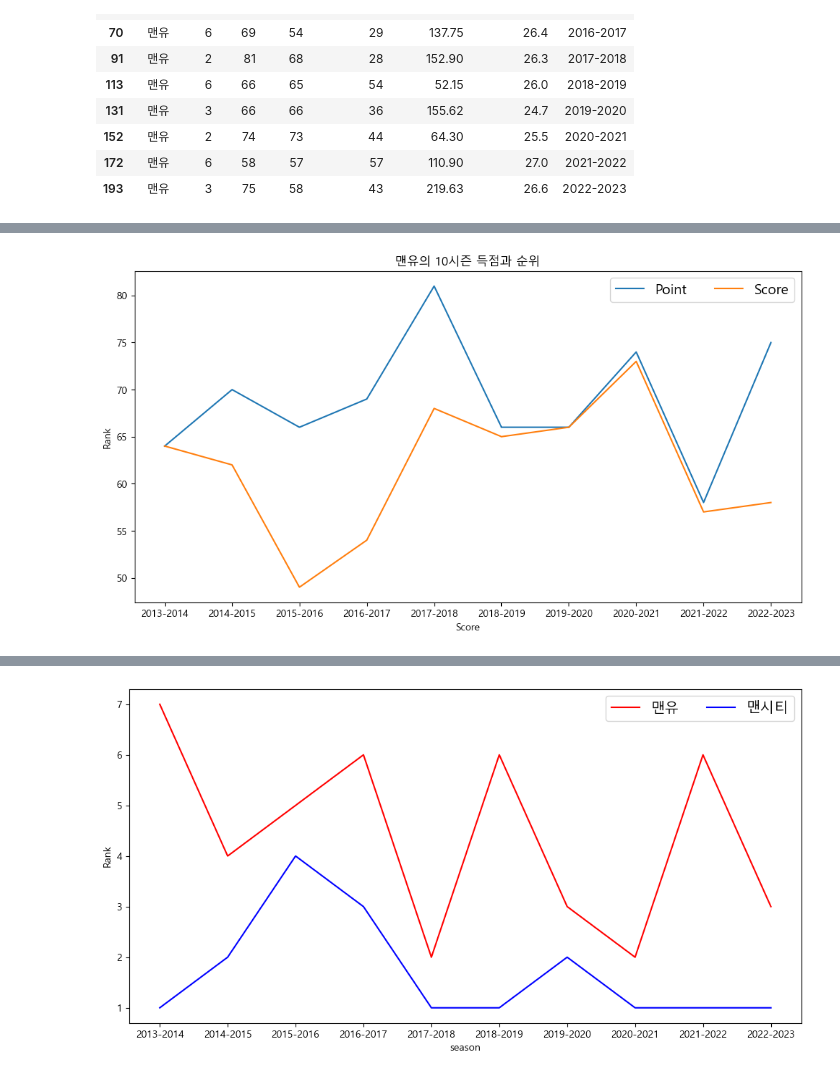
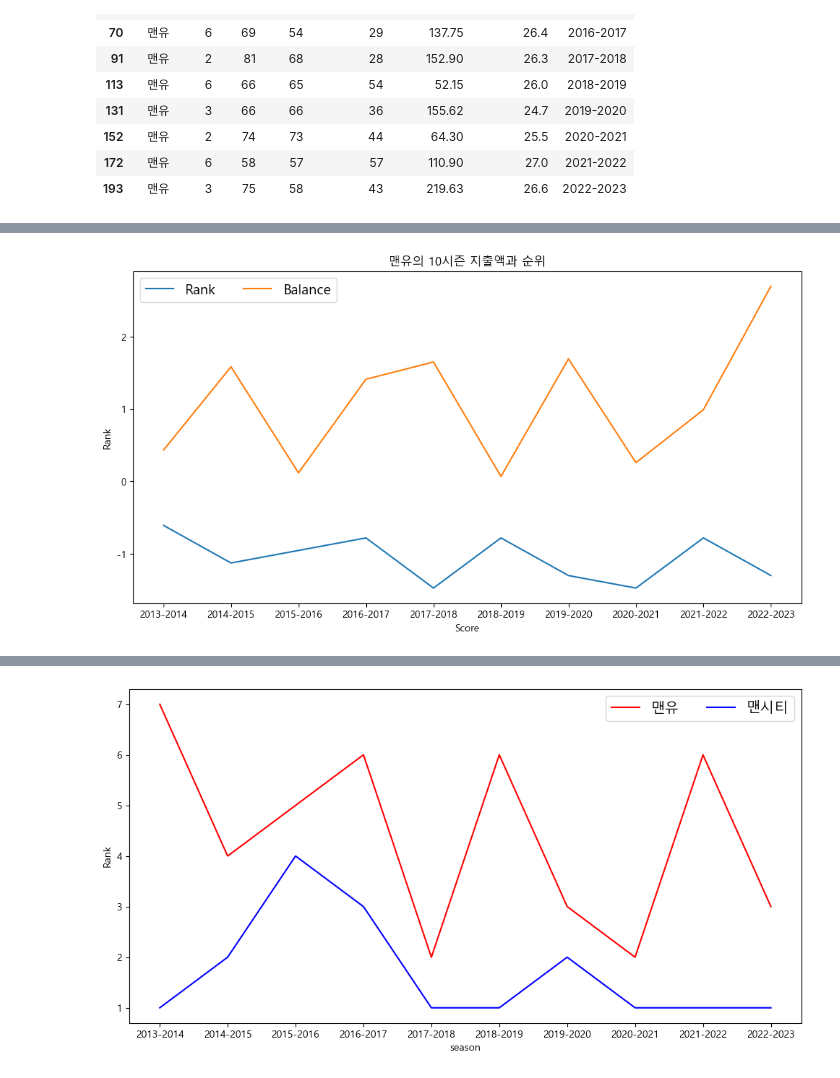
Before and after one commit to gingerman123/Soccer-Data, a Jupyter notebook: soccer_analysis.ipynb, the cells around one changed output, grey strips where cells are left out. Drawn from its saved outputs; the diff is of its cells as text; code cells hidden in the pictures.

```diff
--- a/soccer_analysis.ipynb
+++ b/soccer_analysis.ipynb
@@ -106,7 +151,9 @@ soccer.to_csv('Fianl_data.csv', encoding='euc\kr')
 # %%
-soccer_copy = soccer.copy()
+soccer_nm = pd.read_csv('Final_Data_normalize.csv', encoding='euc\kr')
 # 맨유의 열시즌 데이터
-mred = soccer_copy.loc[soccer_copy.Team == '맨유']
+mred_nor = soccer_nm.loc[soccer_nm.Team == '맨유']
+mred_nor = mred_nor.sort_values('season')
+mred = soccer.loc[soccer.Team == '맨유']
 mred = mred.sort_values('season')
 mred
 # %% [output]
@@ -124,15 +185,16 @@ mred
 # %%
 # 맨유의 10시즌 득점과 순위
 plt.figure(figsize = (12,6))
-sns.lineplot(data = mred, x='season',y = 'Point', label = 'Point')
-sns.lineplot(data = mred, x='season',y = 'Score', label = 'Score')
+sns.lineplot(data = mred_nor, x = 'season', y = 'Rank', label = 'Rank')
+sns.lineplot(data = mred_nor, x = 'season', y = 'Balance(m)', label = 'Balance')
 plt.legend(loc = 'best', ncol =2, fontsize=14,frameon=True)
 plt.xlabel('Score',loc='center')
 plt.ylabel('Rank', loc = 'center')
-plt.title('맨유의 10시즌 득점과 순위',loc='center')
+plt.title('맨유의 10시즌 지출액과 순위',loc='center')
+plt.legend(loc = 'best', ncol =2, fontsize=14,frameon=True)
 plt.show()
 # %% [output]
-[figure, old version]
+[figure, new version]
 # %%
 # 맨유의 10시즌 실점과 순위
 plt.figure(figsize = (12,6))
```
Also changed, not shown: parts of 13 cells of this notebook, 3 other files.
